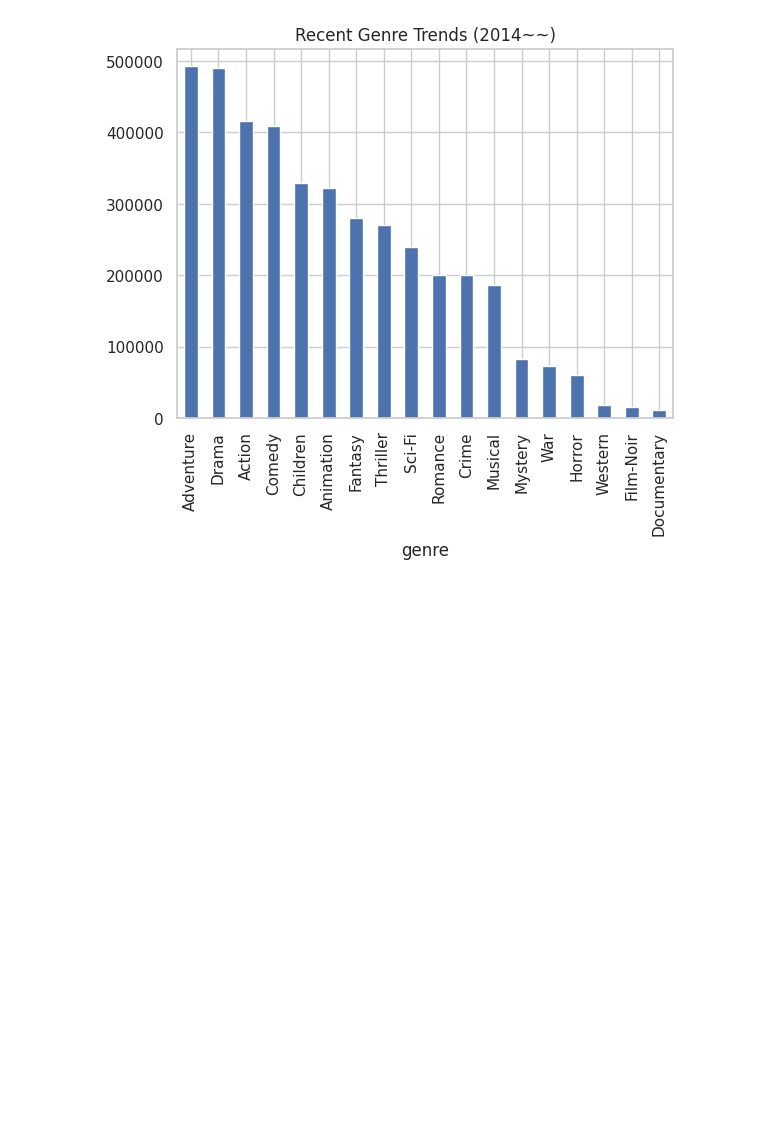
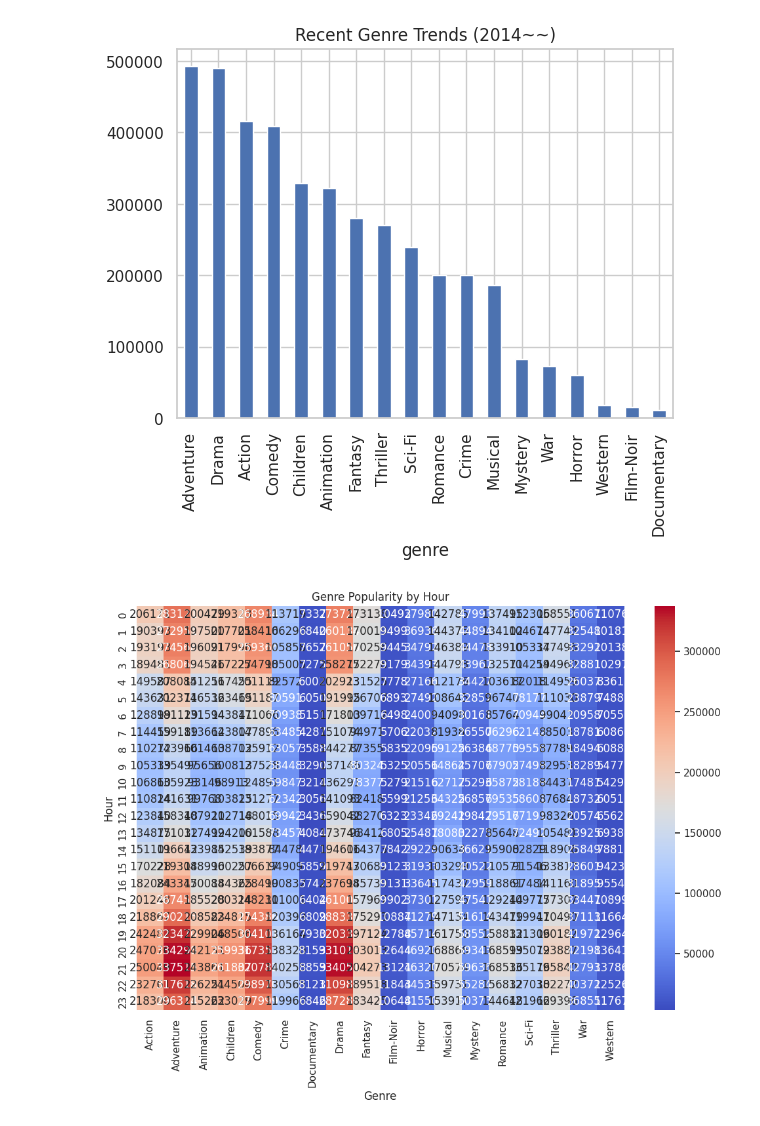
Before and after one commit to boostcampaitech7/level2-recsys-movierecommendation-recsys-08-lv3, a Jupyter notebook: src/analysis/eda_kyoungmin_1.ipynb, the cells around one changed output. Saved outputs shown, nothing was run; the diff lists cells and outputs as text; code cells hidden in the pictures; blank space fills up the shorter version.

```diff
--- a/src/analysis/eda_kyoungmin_1.ipynb
+++ b/src/analysis/eda_kyoungmin_1.ipynb
@@ -952,4 +952,15 @@ recent_trends.plot(kind='bar', title='Recent Genre Trends (2014~~)')
 # %% [output]
 <Axes: title={'center': 'Recent Genre Trends (2014~~)'}, xlabel='genre'>
 [figure]
+# %%
+hour_genre = df_final.explode('genre').groupby('user_hour')['genre'].value_counts().unstack()
+
+plt.figure(figsize=(12, 8))
+sns.heatmap(hour_genre, cmap='coolwarm', annot=True, fmt='.0f')
+plt.title('Genre Popularity by Hour')
+plt.xlabel('Genre')
+plt.ylabel('Hour')
+plt.show()
+# %% [output]
+[figure, added]
 # %%
```
Also changed, not shown: parts of 4 cells of this notebook.
